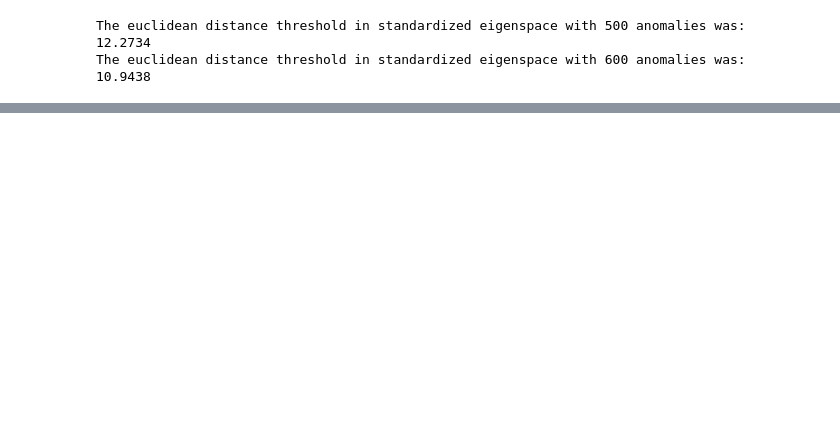
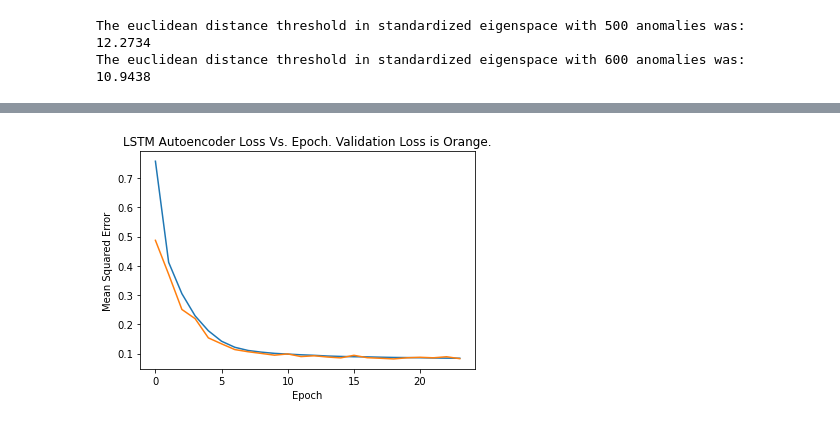
Before and after one commit to EthanJTucker/Unsupervised_Anomaly_Detection_Project, a Jupyter notebook: Anomaly_Detection_Project/Unsupervised_Anomaly_Detection.ipynb, the cells around one changed output, grey strips where cells are left out. Saved outputs shown, nothing was run; the diff lists cells and outputs as text; code cells hidden in the pictures; blank space fills up the shorter version.

Commit message:
Finished V1 of project
future work includes improving LTSM and implementing a wider range of anomaly detection models.

```diff
--- a/Anomaly_Detection_Project/Unsupervised_Anomaly_Detection.ipynb
+++ b/Anomaly_Detection_Project/Unsupervised_Anomaly_Detection.ipynb
@@ -420,0 +528,24 @@ The euclidean distance threshold in standardized eigenspace with 600 anomalies w
+# %%
+# Build LTSM. Citation https://towardsdatascience.com/lstm-autoencoder-for-anomaly-detection-e1f4f2ee7ccf
+def LTSM_Auto(data : np.ndarray):
+    """
+    This function constructs but does not compile nor train a LTSM Autoencoder based on
+    the shape of the input data.
+    This function is adapted from Brent Larzalere's blogpost on towards data science.
+    """
+    input_layer = Input(shape = (data.shape[1], data.shape[2]))
+    reg = regularizers.l2(0.00)
+    Encoder_1 = LSTM(16, activation = "relu", return_sequences = True, kernel_regularizer = reg)(input_layer)
+    Encoder_2 = LSTM(4, activation = "relu", return_sequences = False)(Encoder_1)
+    Repeat = RepeatVector(data.shape[1])(Encoder_2)
+    Decoder_1 = LSTM(4, activation = "relu", return_sequences = True)(Repeat)
+    Decoder_2 = LSTM(16, activation = "relu", return_sequences = True)(Decoder_1)
+    output_layer = TimeDistributed(Dense(data.shape[2]))(Decoder_2)
+    model = Model(inputs = input_layer, outputs = output_layer)
+
+    return(model)
+
+#Compile LTSM
+model = LTSM_Auto(X_train)
+model.compile(optimizer = "adam", loss = "mse")
+model.summary()
@@ -420,0 +575,8 @@ The euclidean distance threshold in standardized eigenspace with 600 anomalies w
+# %%
+# Fit the LTSM. I'll use EarlyStopping to optimize over validation loss (MSE)
+callbacks_list = [tf.keras.callbacks.EarlyStopping(monitor = "val_loss", patience = 5)]
+history = model.fit(X_train, X_train,
+                    validation_data = (X_val, X_val),
+                    batch_size = 10,
+                    epochs = 100,
+                    callbacks = callbacks_list)
@@ -420,0 +601,12 @@ The euclidean distance threshold in standardized eigenspace with 600 anomalies w
+# %%
+# Plot Training and Validation Loss Vs. Epoch
+epochs = [i for i in range(len(history.history["loss"]))]
+
+plt.plot(epochs, history.history["loss"])
+plt.plot(epochs, history.history["val_loss"])
+plt.xlabel("Epoch")
+plt.ylabel("Mean Squared Error")
+plt.title("LSTM Autoencoder Loss Vs. Epoch. Validation Loss is Orange.")
+plt.show()
+# %% [output]
+[figure, added]
```
Also changed, not shown: parts of 18 cells of this notebook, 2 other files.
